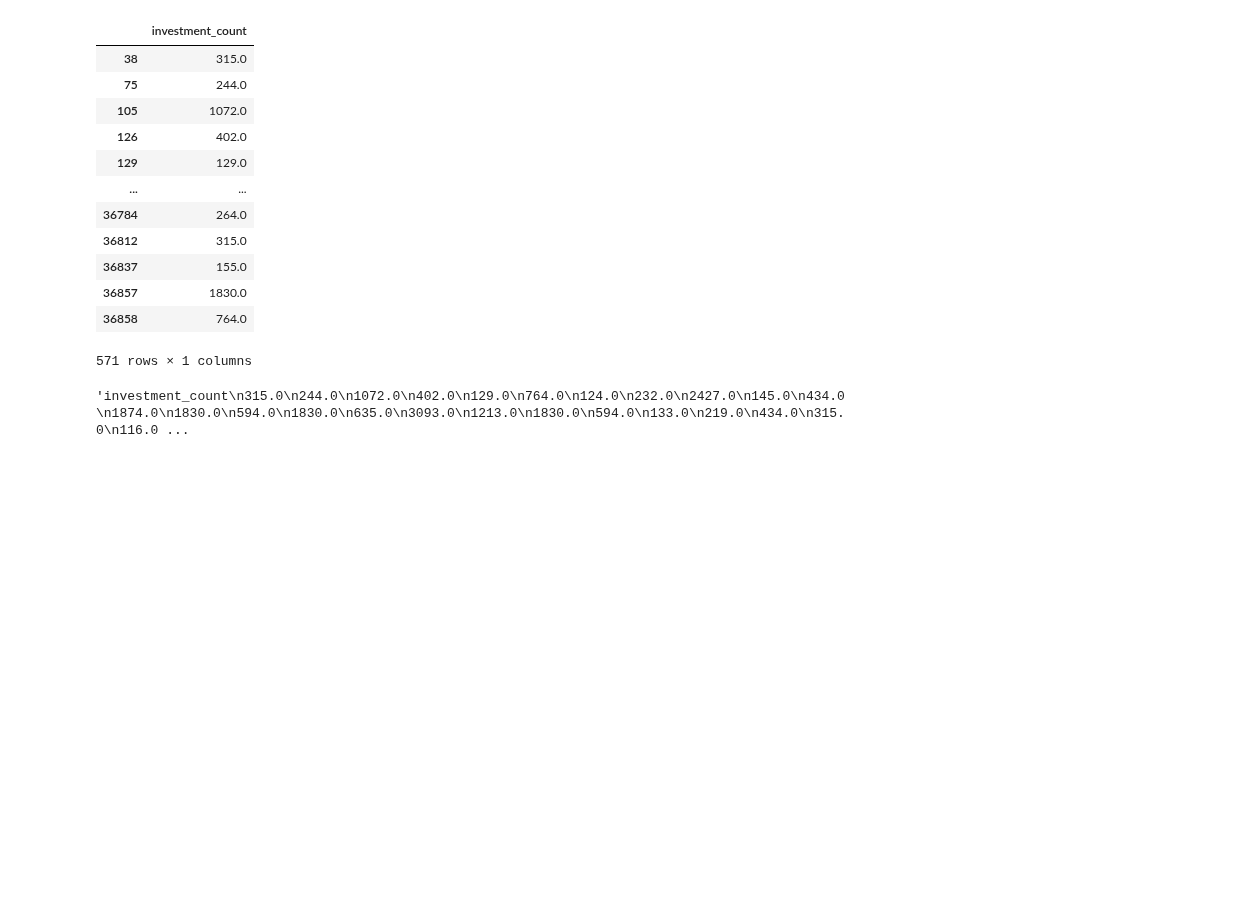
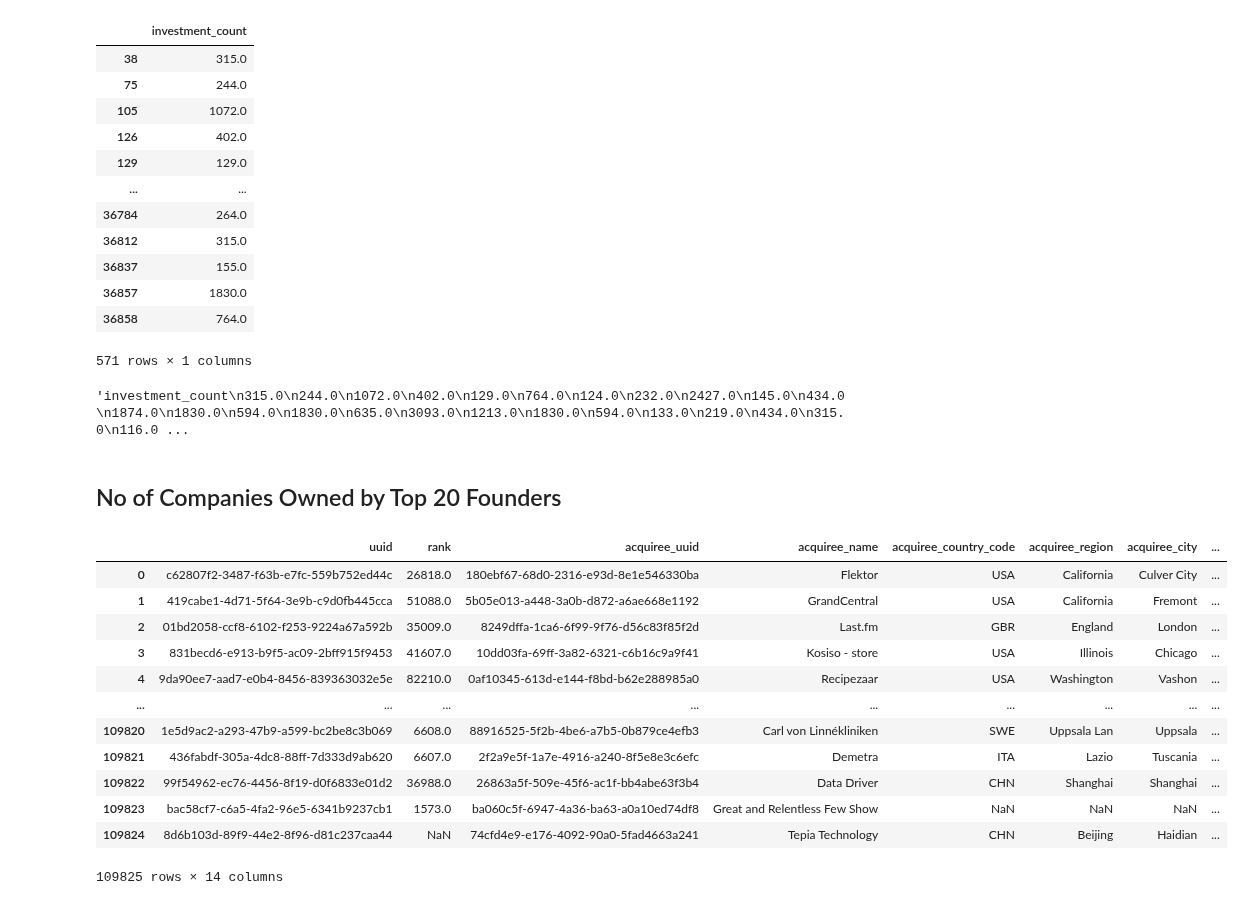
Before and after one commit to StardustLID/TEMG4952A-TEAM-5, a Jupyter notebook: backend/csv_helper.ipynb, the cells around one changed output. Saved outputs shown, nothing was run; the diff lists cells and outputs as text; code cells hidden in the pictures; blank space fills up the shorter version.

```diff
--- a/backend/csv_helper.ipynb
+++ b/backend/csv_helper.ipynb
@@ -652,3 +652,23 @@ df
 df.to_csv(index=False)
 # %% [output]
 'investment_count\n315.0\n244.0\n1072.0\n402.0\n129.0\n764.0\n124.0\n232.0\n2427.0\n145.0\n434.0\n1874.0\n1830.0\n594.0\n1830.0\n635.0\n3093.0\n1213.0\n1830.0\n594.0\n133.0\n219.0\n434.0\n315.0\n116.0 ...
+# %% [markdown]
+## No of Companies Owned by Top 20 Founders
+# %%
+import pandas as pd
+df = pd.read_csv("../bulk_export_processed/acquisitions_processed.csv")
+df
+# %% [output]
+|  | uuid | rank | acquiree_uuid | acquiree_name | acquiree_country_code | acquiree_region | acquiree_city | ... |
+| 0 | c62807f2-3487-f63b-e7fc-559b752ed44c | 26818.0 | 180ebf67-68d0-2316-e93d-8e1e546330ba | Flektor | USA | California | Culver City | ... |
+| 1 | 419cabe1-4d71-5f64-3e9b-c9d0fb445cca | 51088.0 | 5b05e013-a448-3a0b-d872-a6ae668e1192 | GrandCentral | USA | California | Fremont | ... |
+| 2 | 01bd2058-ccf8-6102-f253-9224a67a592b | 35009.0 | 8249dffa-1ca6-6f99-9f76-d56c83f85f2d | Last.fm | GBR | England | London | ... |
+| 3 | 831becd6-e913-b9f5-ac09-2bff915f9453 | 41607.0 | 10dd03fa-69ff-3a82-6321-c6b16c9a9f41 | Kosiso - store | USA | Illinois | Chicago | ... |
+| 4 | 9da90ee7-aad7-e0b4-8456-839363032e5e | 82210.0 | 0af10345-613d-e144-f8bd-b62e288985a0 | Recipezaar | USA | Washington | Vashon | ... |
+| ... | ... | ... | ... | ... | ... | ... | ... | ... |
+| 109820 | 1e5d9ac2-a293-47b9-a599-bc2be8c3b069 | 6608.0 | 88916525-5f2b-4be6-a7b5-0b879ce4efb3 | Carl von Linnékliniken | SWE | Uppsala Lan | Uppsala | ... |
+| 109821 | 436fabdf-305a-4dc8-88ff-7d333d9ab620 | 6607.0 | 2f2a9e5f-1a7e-4916-a240-8f5e8e3c6efc | Demetra | ITA | Lazio | Tuscania | ... |
+| 109822 | 99f54962-ec76-4456-8f19-d0f6833e01d2 | 36988.0 | 26863a5f-509e-45f6-ac1f-bb4abe63f3b4 | Data Driver | CHN | Shanghai | Shanghai | ... |
+| 109823 | bac58cf7-c6a5-4fa2-96e5-6341b9237cb1 | 1573.0 | ba060c5f-6947-4a36-ba63-a0a10ed74df8 | Great and Relentless Few Show | NaN | NaN | NaN | ... |
+| 109824 | 8d6b103d-89f9-44e2-8f96-d81c237caa44 | NaN | 74cfd4e9-e176-4092-90a0-5fad4663a241 | Tepia Technology | CHN | Beijing | Haidian | ... |
+109825 rows × 14 columns
```
Also changed, not shown: parts of 4 cells of this notebook, 2 other files.
